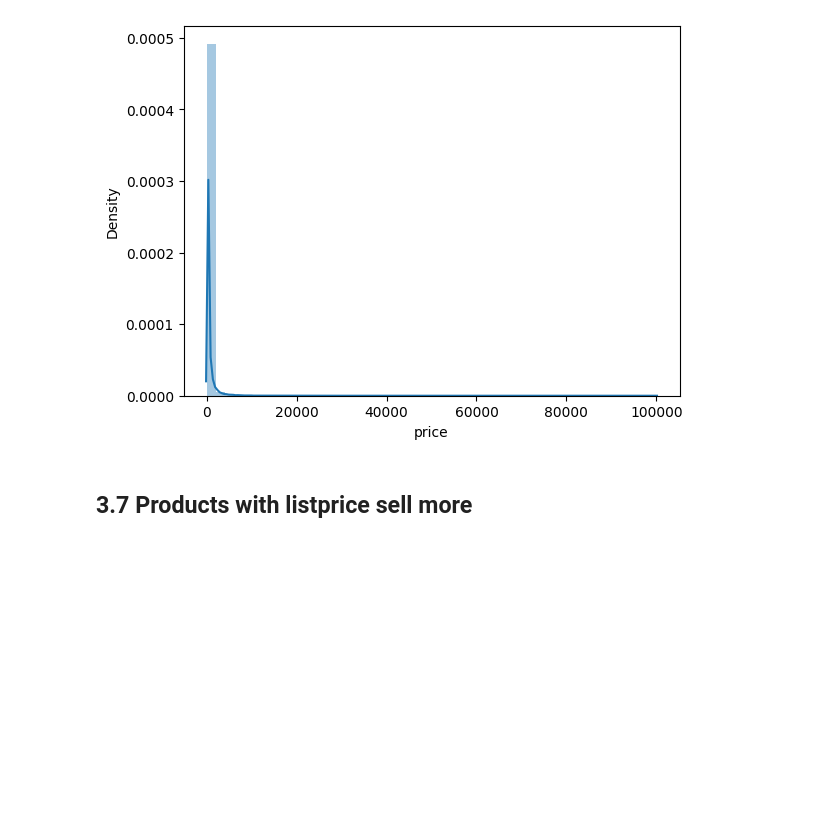
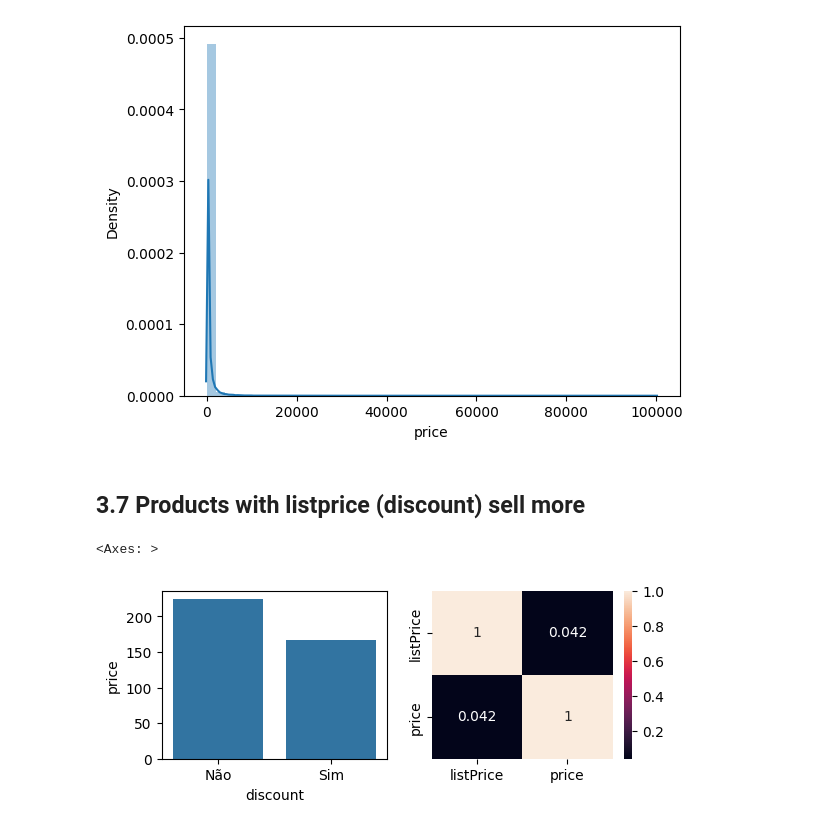
Before and after one commit to thalesluizbraga/project_amazon_eda, a Jupyter notebook: amazon_eda.ipynb, the cells around one changed output. Saved outputs shown, nothing was run; the diff lists cells and outputs as text; code cells hidden in the pictures; blank space fills up the shorter version.

```diff
--- a/amazon_eda.ipynb
+++ b/amazon_eda.ipynb
@@ -254,7 +258,19 @@ https://gist.github.com/mwaskom/de44147ed2974457ad6372750bbe5751
 <Axes: xlabel='price', ylabel='Density'>
 [figure]
 # %% [markdown]
- ## 3.7 Products with listprice sell more
+ ## 3.7 Products with listprice (discount) sell more
+# %%
+plt.subplot(2,2,1)
+aux8 = df[['discount', 'price']].groupby('discount').mean().reset_index()
+sns.barplot(x='discount', y='price', data=aux8)
+
+
+aux9 = df[['listPrice', 'price']].groupby('listPrice').mean().reset_index()
+plt.subplot(2,2,2)
+sns.heatmap( aux9.corr( method='pearson' ), annot=True )
+# %% [output]
+<Axes: >
+[figure, added]
 # %%
 #Analyze pricing trends across different product categories.
 #Explore the correlation between customer ratings and the number of reviews.
```
Also changed, not shown: parts of 3 cells of this notebook.
